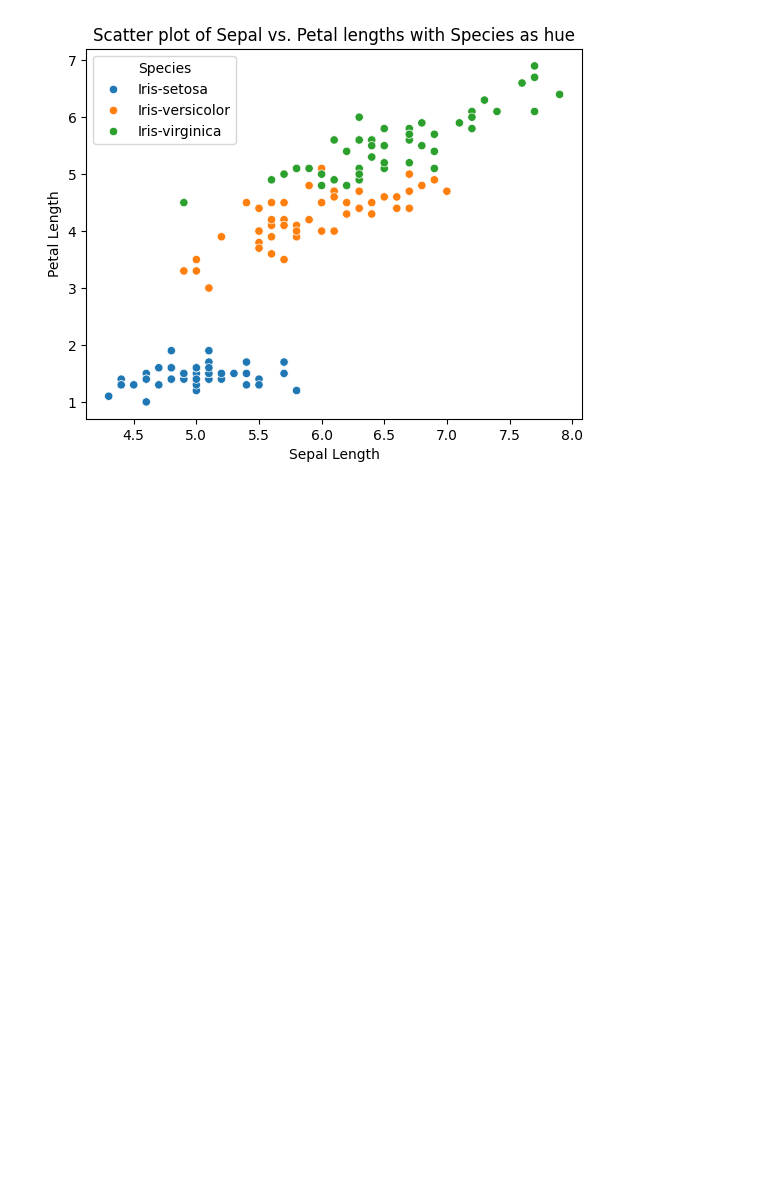
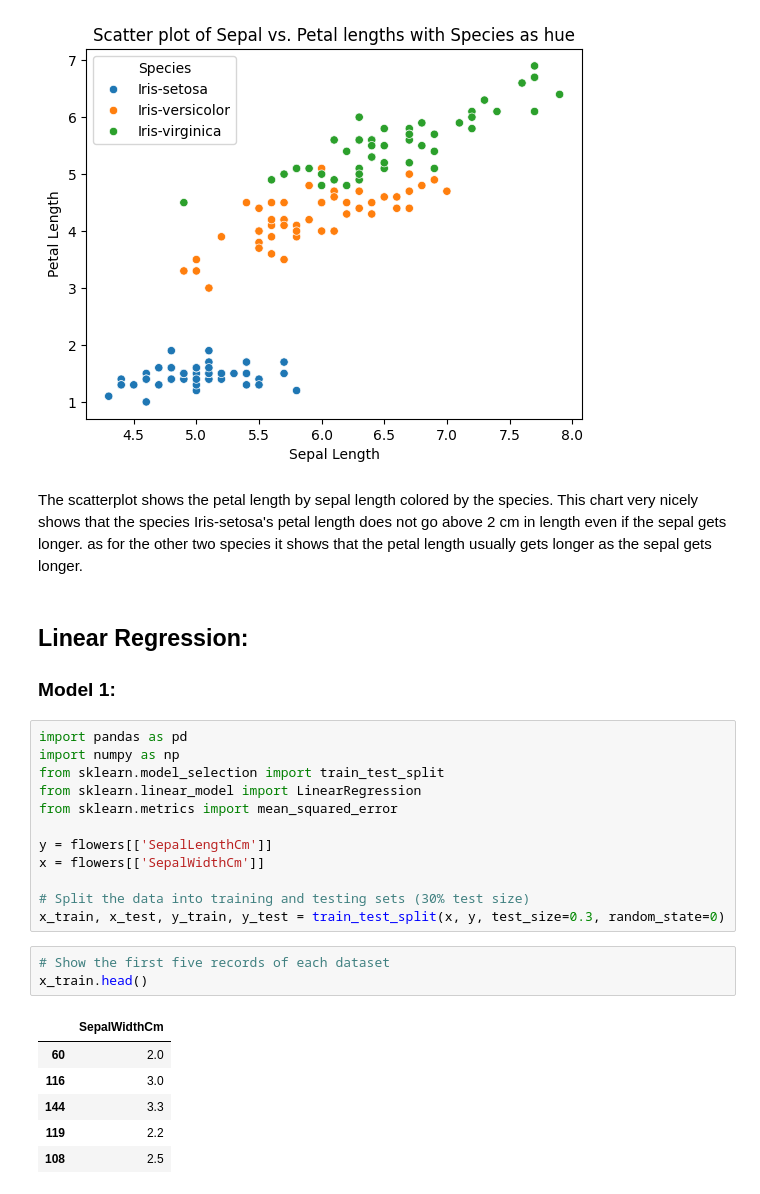
Before and after one commit to littleSky770/iris_JUMP, a Jupyter notebook: iris_app.ipynb, the cells around one changed output. Saved outputs shown, nothing was run; the diff lists cells and outputs as text; blank space fills up the shorter version.

```diff
--- a/iris_app.ipynb
+++ b/iris_app.ipynb
@@ -71,3 +75,30 @@ mpl.title('Scatter plot of Sepal vs. Petal lengths with Species as hue')
 mpl.show()
 # %% [output]
 [figure]
+# %% [markdown]
+The scatterplot shows the petal length by sepal length colored by the species. This chart very nicely shows that the species Iris-setosa's petal length does not go above 2 cm in length even if the sepal gets longer. as for the other two species it shows that the petal length usually gets longer as the sepal gets longer.
+# %% [markdown]
+## Linear Regression:
+### Model 1:
+# %%
+import pandas as pd
+import numpy as np
+from sklearn.model_selection import train_test_split
+from sklearn.linear_model import LinearRegression
+from sklearn.metrics import mean_squared_error
+
+y = flowers[['SepalLengthCm']]
+x = flowers[['SepalWidthCm']]
+
+# Split the data into training and testing sets (30% test size)
+x_train, x_test, y_train, y_test = train_test_split(x, y, test_size=0.3, random_state=0)
+# %%
+# Show the first five records of each dataset
+x_train.head()
+# %% [output]
+|  | SepalWidthCm |
+| 60 | 2.0 |
+| 116 | 3.0 |
+| 144 | 3.3 |
+| 119 | 2.2 |
+| 108 | 2.5 |
```
Also changed, not shown: parts of 14 cells of this notebook.
